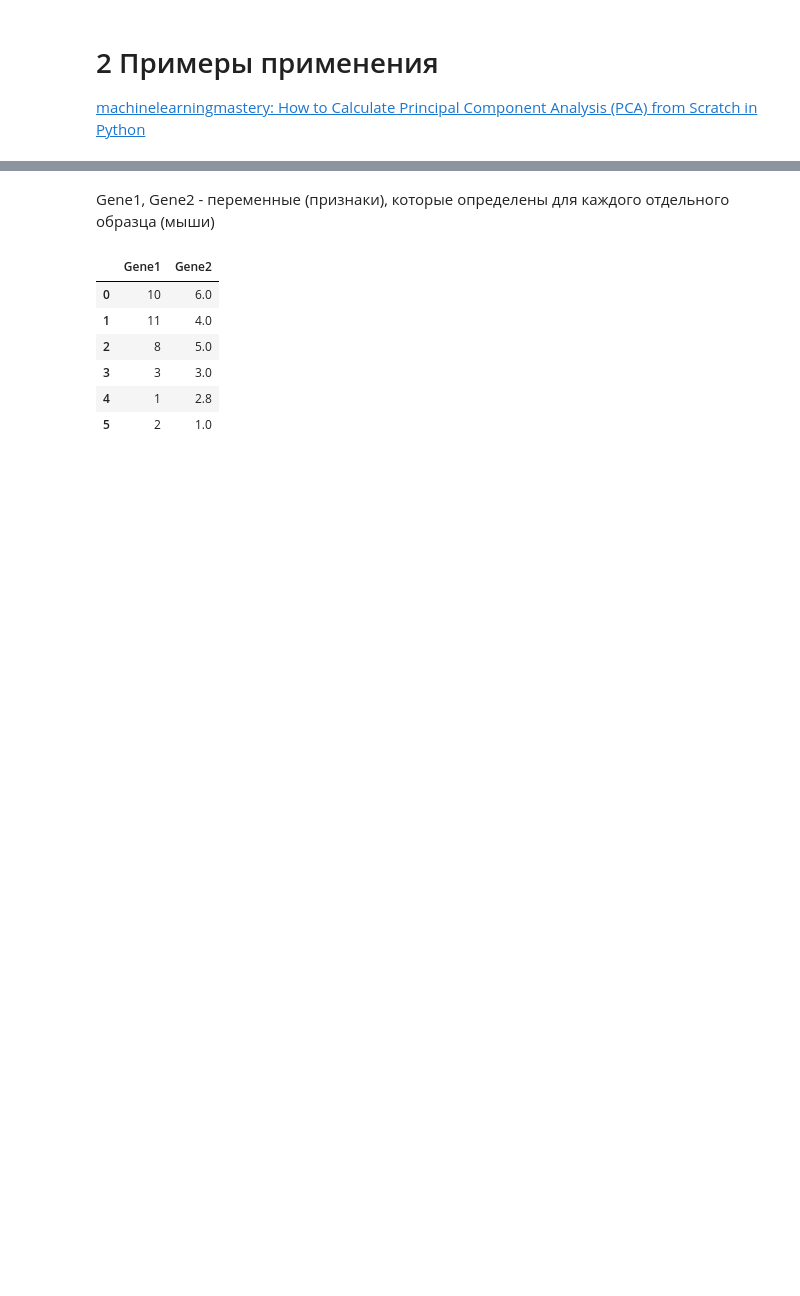
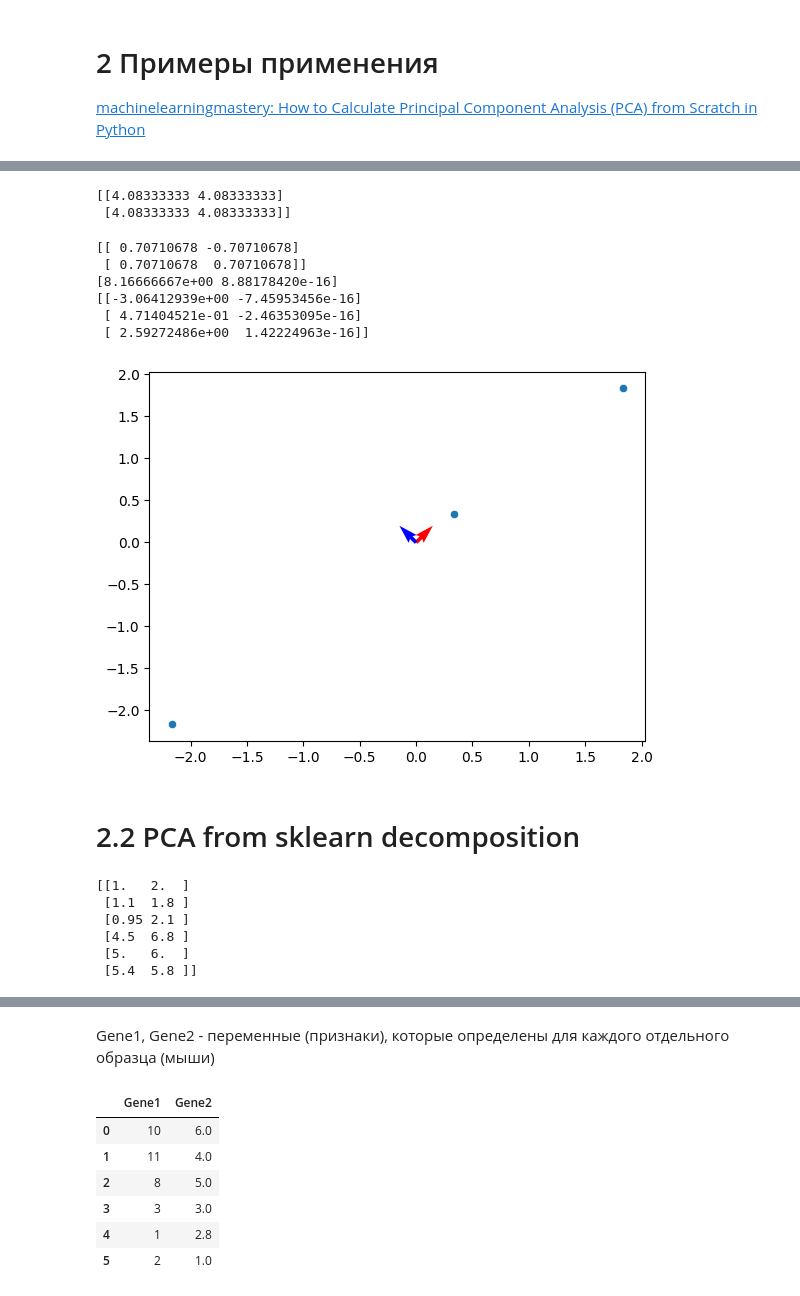
Before and after one commit to bondaleksey/learning-curve-first-steps, a Jupyter notebook: random_topics/PCA.ipynb, the cells around one changed output, grey strips where cells are left out. Drawn from its saved outputs; the diff is of its cells as text; code cells hidden in the pictures; blank space fills up the shorter version.

```diff
--- a/random_topics/PCA.ipynb
+++ b/random_topics/PCA.ipynb
@@ -20,0 +108,45 @@
+# %%
+# calculate covariance matrix of centered matrix
+V = np.cov(C.T)
+print(V)
+# %% [output]
+[[4.08333333 4.08333333]
+ [4.08333333 4.08333333]]
+# %%
+# eigendecomposition of covariance matrix
+values, vectors = np.linalg.eig(V)
+print(vectors)
+print(values)
+# project data
+P = vectors.T.dot(C.T)
+print(P.T)
+# %% [output]
+[[ 0.70710678 -0.70710678]
+ [ 0.70710678  0.70710678]]
+[8.16666667e+00 8.88178420e-16]
+[[-3.06412939e+00 -7.45953456e-16]
+ [ 4.71404521e-01 -2.46353095e-16]
+ [ 2.59272486e+00  1.42224963e-16]]
+# %%
+sns.scatterplot(x=C[:,0], y=C[:,1])
+origin = np.array([[0, 0],[0, 0]]) # origin point
+plt.quiver(*origin, vectors[0,:], vectors[1,:], color=['r','b'], scale = 21)
+plt.show()
+# %% [output]
+[figure, added]
+# %% [markdown]
+# 2.2 PCA from sklearn decomposition
+# %%
+# Principal Component Analysis
+import numpy as np
+from sklearn.decomposition import PCA
+# define a matrix
+A = np.array([[1, 2], [1.1, 1.8], [0.95, 2.1], [4.5, 6.8], [5, 6],[5.4, 5.8]])
+print(A)
+# %% [output]
+[[1.   2.  ]
+ [1.1  1.8 ]
+ [0.95 2.1 ]
+ [4.5  6.8 ]
+ [5.   6.  ]
+ [5.4  5.8 ]]
```
Also changed, not shown: parts of 29 cells of this notebook.
